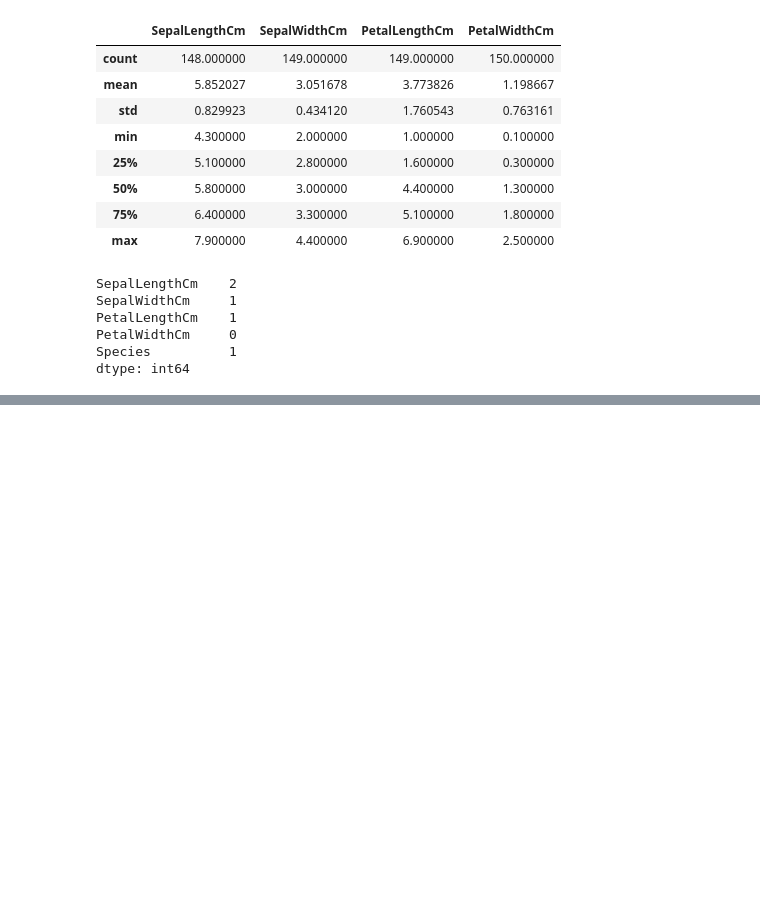
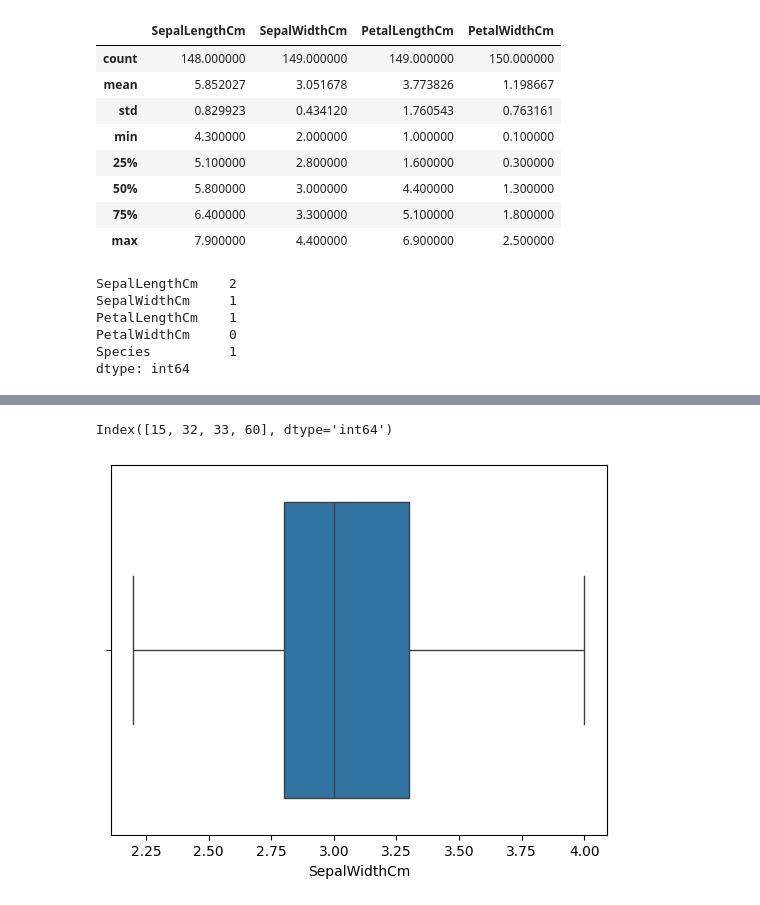
Before and after one commit to Roottoaccess/Semister2_ALL_important_concepts, a Jupyter notebook: AI and ML/data_cleaning.ipynb, the cells around one changed output, grey strips where cells are left out. Cells and saved outputs as stored; diff of their text form; code cells hidden in the pictures; blank space fills up the shorter version.

```diff
--- a/AI and ML/data_cleaning.ipynb
+++ b/AI and ML/data_cleaning.ipynb
@@ -107,0 +448,4 @@ dtype: int64
+# %%
+lowerbound = Q1 - 1.5 * IQR
+# %%
+upperbound = Q3 + 1.5 * IQR; print(f'{lowerbound} -- {upperbound}')
@@ -107,0 +454,3 @@ dtype: int64
+# %%
+outliers = df[(df['SepalWidthCm'] < lowerbound) | (df['SepalWidthCm'] > upperbound)]
+outliers
@@ -107,0 +463,11 @@ dtype: int64
+# %%
+outliers.index
+# %% [output]
+Index([15, 32, 33, 60], dtype='int64')
+# %%
+df.drop(outliers.index, inplace=True, axis=0)
+# %%
+sns.boxplot(x = 'SepalWidthCm', data = df)
+plt.show()
+# %% [output]
+[figure, added]
```
Also changed, not shown: parts of 66 cells of this notebook, 12 other files.
